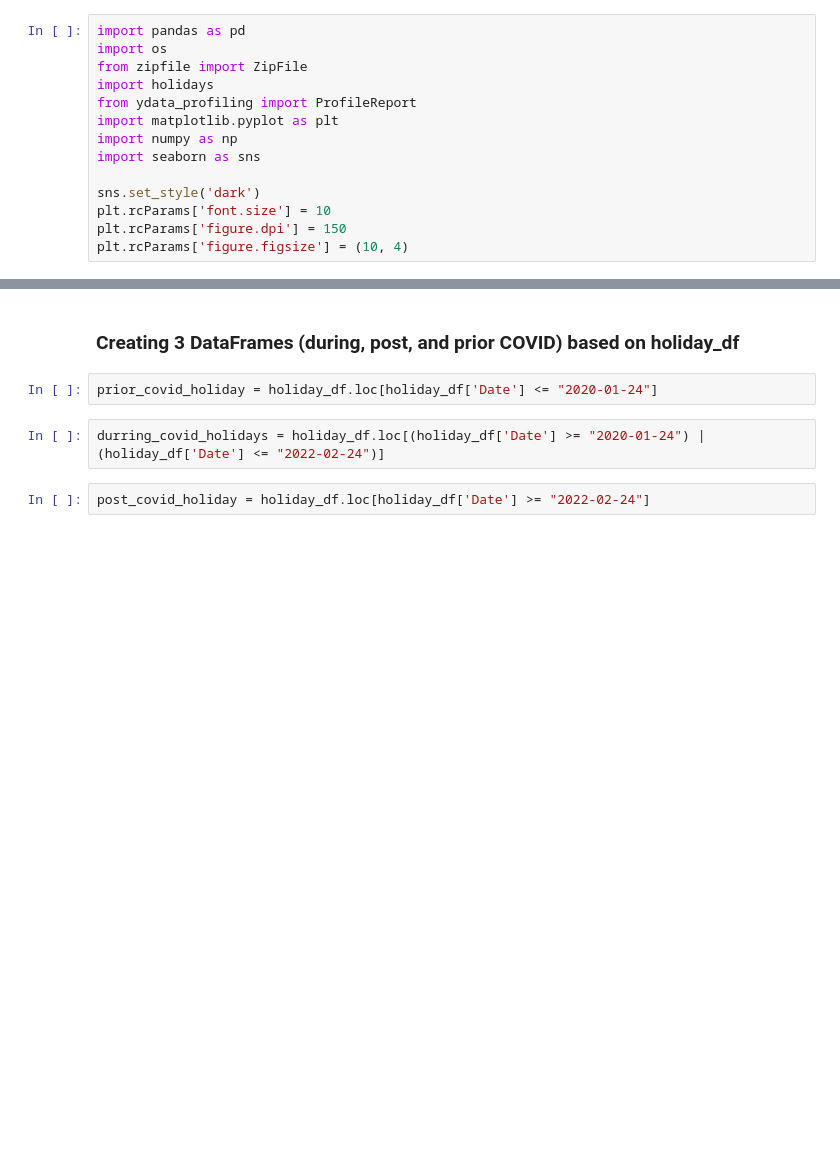
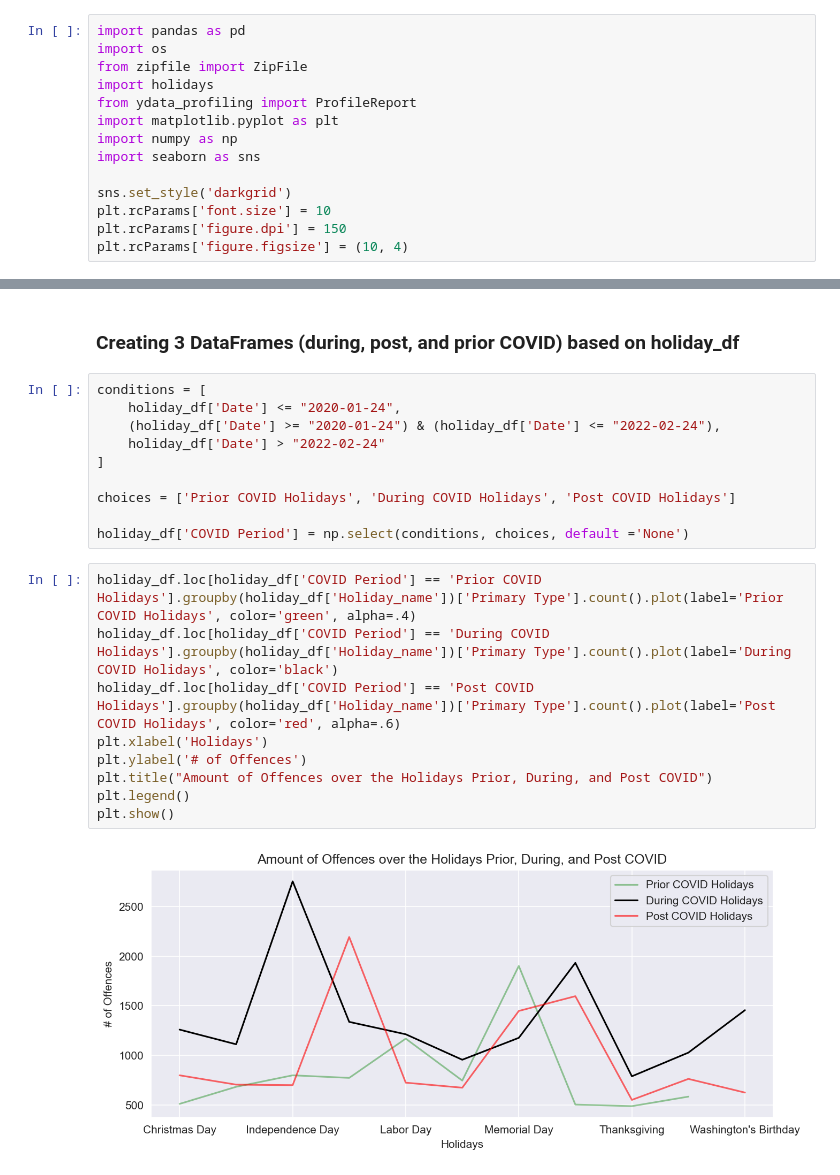
Before and after one commit to Kokolipa/crime_analysis, a Jupyter notebook: holiday_seasons/Analysis_Question3.ipynb, the cells around one changed output, grey strips where cells are left out. Drawn from its saved outputs; the diff is of its cells as text; blank space fills up the shorter version.

Commit message:
First visual

```diff
--- a/holiday_seasons/Analysis_Question3.ipynb
+++ b/holiday_seasons/Analysis_Question3.ipynb
@@ -15,7 +15,7 @@ import matplotlib.pyplot as plt
 import numpy as np
 import seaborn as sns
 
-sns.set_style('dark')
+sns.set_style('darkgrid')
 plt.rcParams['font.size'] = 10
 plt.rcParams['figure.dpi'] = 150
 plt.rcParams['figure.figsize'] = (10, 4)
@@ -172,8 +172,23 @@ holiday_df.head()
 # %% [markdown]
 ### Creating 3 DataFrames (during, post, and prior COVID) based on holiday_df
-# %%
-prior_covid_holiday = holiday_df.loc[holiday_df['Date'] <= "2020-01-24"]
-# %%
-durring_covid_holidays = holiday_df.loc[(holiday_df['Date'] >= "2020-01-24") | (holiday_df['Date'] <= "2022-02-24")]
-# %%
-post_covid_holiday = holiday_df.loc[holiday_df['Date'] >= "2022-02-24"]
+# %%
+conditions = [
+    holiday_df['Date'] <= "2020-01-24",
+    (holiday_df['Date'] >= "2020-01-24") & (holiday_df['Date'] <= "2022-02-24"),
+    holiday_df['Date'] > "2022-02-24"
+]
+
+choices = ['Prior COVID Holidays', 'During COVID Holidays', 'Post COVID Holidays']
+
+holiday_df['COVID Period'] = np.select(conditions, choices, default ='None')
+# %%
+holiday_df.loc[holiday_df['COVID Period'] == 'Prior COVID Holidays'].groupby(holiday_df['Holiday_name'])['Primary Type'].count().plot(label='Prior COVID Holidays', color='green', alpha=.4)
+holiday_df.loc[holiday_df['COVID Period'] == 'During COVID Holidays'].groupby(holiday_df['Holiday_name'])['Primary Type'].count().plot(label='During COVID Holidays', color='black')
+holiday_df.loc[holiday_df['COVID Period'] == 'Post COVID Holidays'].groupby(holiday_df['Holiday_name'])['Primary Type'].count().plot(label='Post COVID Holidays', color='red', alpha=.6)
+plt.xlabel('Holidays')
+plt.ylabel('# of Offences')
+plt.title("Amount of Offences over the Holidays Prior, During, and Post COVID")
+plt.legend()
+plt.show()
+# %% [output]
+[figure, added]
```
Also changed, not shown: parts of 4 cells of this notebook.
